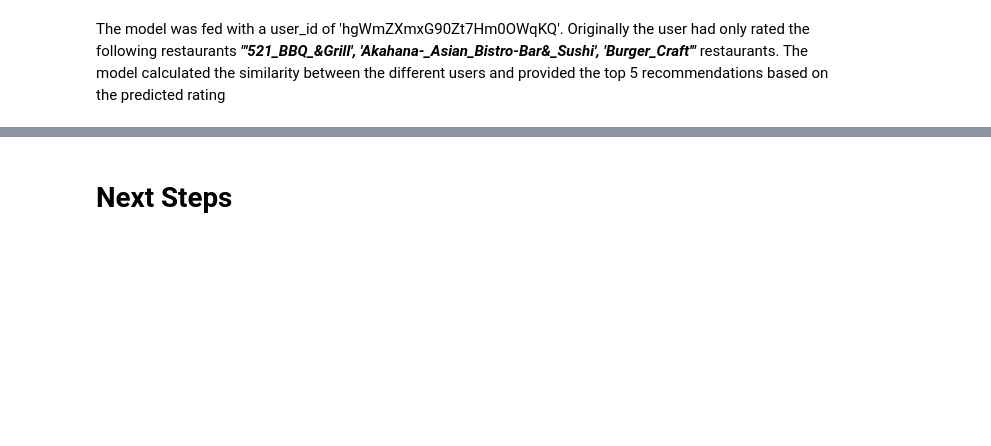
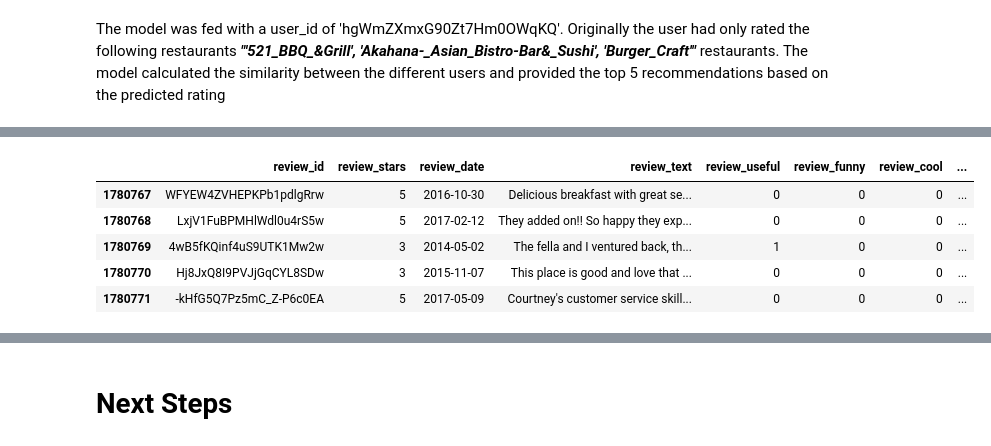
Before and after one commit to Ajinth/Recommender-System, a Jupyter notebook: Code/Yelp_Recommender_System.ipynb, the cells around one changed output, grey strips where cells are left out. Drawn from its saved outputs; the diff is of its cells as text; code cells hidden in the pictures; blank space fills up the shorter version.

```diff
--- a/Code/Yelp_Recommender_System.ipynb
+++ b/Code/Yelp_Recommender_System.ipynb
@@ -1002,0 +1070,10 @@ The model was fed with a user_id of 'hgWmZXmxG90Zt7Hm0OWqKQ'. Originally the use
+# %%
+'''Reviewing the reviews dataframe for SC: '''
+review_sc.head()
+# %% [output]
+|  | review_id | review_stars | review_date | review_text | review_useful | review_funny | review_cool | ... |
+| 1780767 | WFYEW4ZVHEPKPb1pdlgRrw | 5 | 2016-10-30 | Delicious breakfast with great se... | 0 | 0 | 0 | ... |
+| 1780768 | LxjV1FuBPMHlWdl0u4rS5w | 5 | 2017-02-12 | They added on!! So happy they exp... | 0 | 0 | 0 | ... |
+| 1780769 | 4wB5fKQinf4uS9UTK1Mw2w | 3 | 2014-05-02 | The fella and I ventured back, th... | 1 | 0 | 0 | ... |
+| 1780770 | Hj8JxQ8I9PVJjGqCYL8SDw | 3 | 2015-11-07 | This place is good and love that ... | 0 | 0 | 0 | ... |
+| 1780771 | -kHfG5Q7Pz5mC_Z-P6c0EA | 5 | 2017-05-09 | Courtney's customer service skill... | 0 | 0 | 0 | ... |
```
Also changed, not shown: parts of 67 cells of this notebook.
